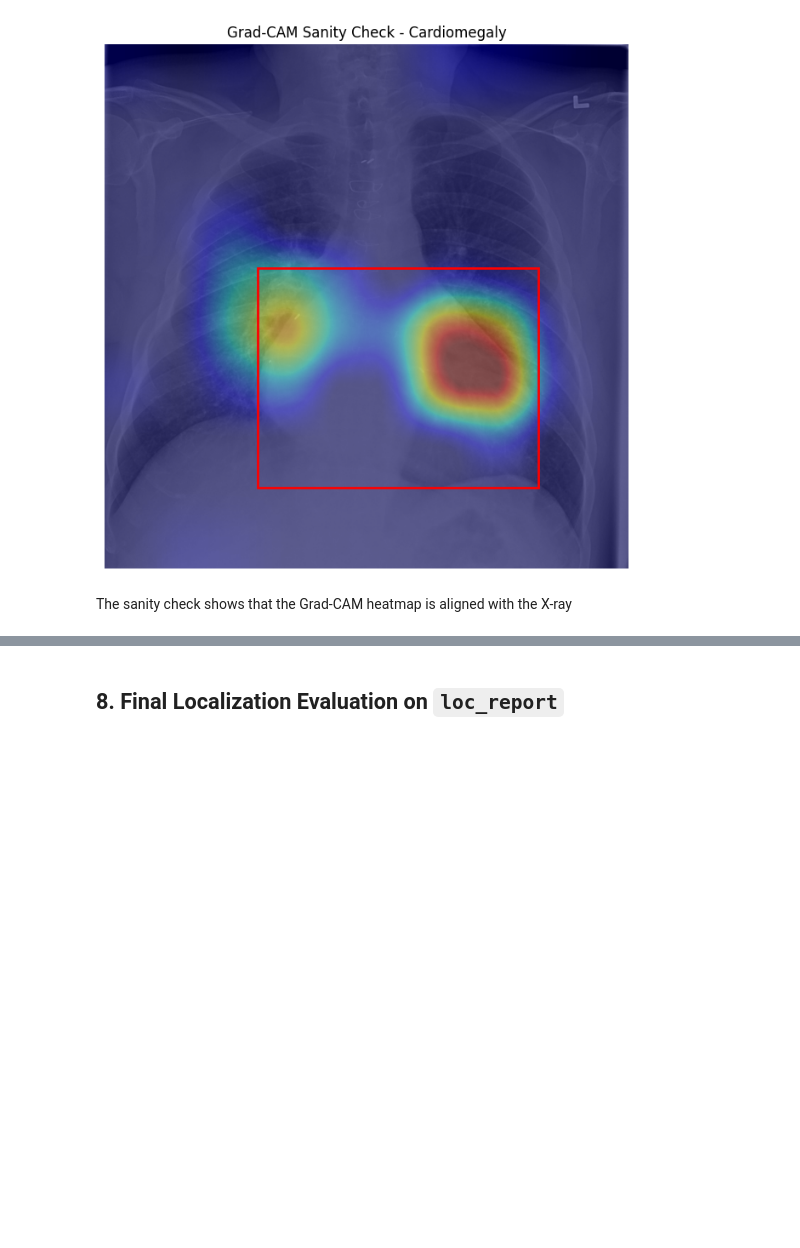
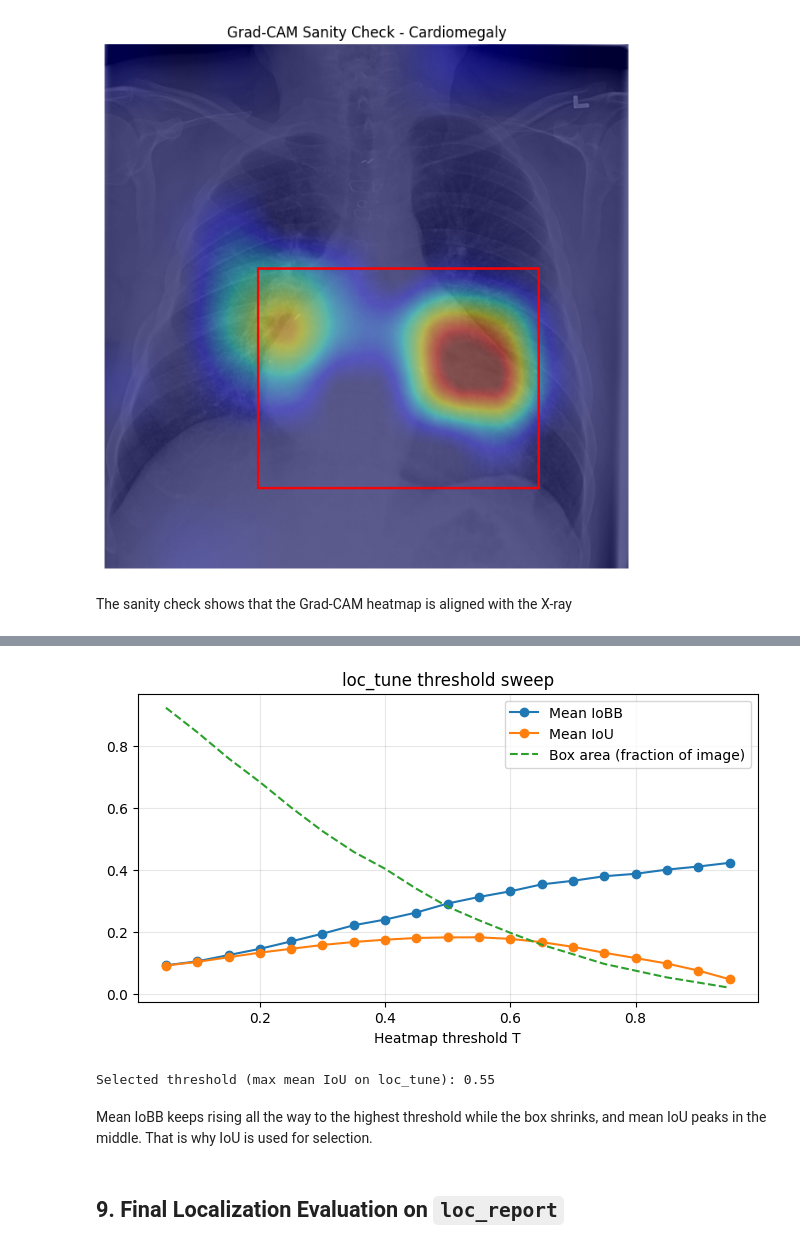
Before and after one commit to l136758/explainable-multilabel-chest-xray, a Jupyter notebook: notebooks/convnext-gradcam-localization.ipynb, the cells around one changed output, grey strips where cells are left out. Cells and saved outputs as stored; diff of their text form; code cells hidden in the pictures; blank space fills up the shorter version.

```diff
--- a/notebooks/convnext-gradcam-localization.ipynb
+++ b/notebooks/convnext-gradcam-localization.ipynb
@@ -134,10 +137,20 @@ bbox_df["Finding Label"] = bbox_df["Finding Label"].replace({
     "Infiltrate": "Infiltration"
 })
 
+# Bounding boxes that belong to each localization split
+tune_bbox_df = bbox_df[
+    bbox_df["Image Index"].isin(set(loc_tune_df["Image Index"]))
+].copy()
+
+report_bbox_df = bbox_df[
+    bbox_df["Image Index"].isin(set(loc_report_df["Image Index"]))
+].copy()
+
 print("loc_tune:", loc_tune_df.shape)
 print("loc_report:", loc_report_df.shape)
 print("Bounding-box annotations:", bbox_df.shape)
 print("Annotated classes:", sorted(bbox_df["Finding Label"].unique()))
+print("Boxes in loc_tune:", len(tune_bbox_df), "| Boxes in loc_report:", len(report_bbox_df))
 # %% [output]
 loc_tune: (2606, 26)
 loc_report: (2576, 26)
@@ -454,0 +462,12 @@ The heatmap threshold is selected using `loc_tune` only,It is then frozen before
+# %%
+tune_records = collect_cams(tune_bbox_df)
+print("loc_tune image-class pairs:", len(tune_records))
+
+thresholds = [round(t, 2) for t in np.arange(0.05, 0.96, 0.05)]
+
+tune_sweep = pd.DataFrame([
+    {"T": t, **summarize(score(tune_records, t))}
+    for t in thresholds
+])
+
+display(tune_sweep.round(4))
@@ -455,2 +500,26 @@ The heatmap threshold is selected using `loc_tune` only,It is then frozen before
+# %%
+fig, ax = plt.subplots(figsize=(8, 4))
+ax.plot(tune_sweep["T"], tune_sweep["Mean_IoBB"], marker="o", label="Mean IoBB")
+ax.plot(tune_sweep["T"], tune_sweep["Mean_IoU"], marker="o", label="Mean IoU")
+ax.plot(tune_sweep["T"], tune_sweep["Box_area"], linestyle="--", label="Box area (fraction of image)")
+ax.set_xlabel("Heatmap threshold T")
+ax.set_title("loc_tune threshold sweep")
+ax.legend()
+ax.grid(alpha=0.3)
+plt.savefig("gradcam_tune_sweep.png", bbox_inches="tight", dpi=100)
+plt.show()
+# %% [output]
+[figure, added]
+# %%
+# Frozen here, before loc_report is touched.
+FINAL_HEATMAP_THRESHOLD = float(
+    tune_sweep.loc[tune_sweep["Mean_IoU"].idxmax(), "T"]
+)
+
+print("Selected threshold (max mean IoU on loc_tune):", FINAL_HEATMAP_THRESHOLD)
+# %% [output]
+Selected threshold (max mean IoU on loc_tune): 0.55
+# %% [markdown]
+Mean IoBB keeps rising all the way to the highest threshold while the box shrinks, and mean IoU peaks in the middle. That is why IoU is used for selection.
 # %% [markdown]
-## 8. Final Localization Evaluation on `loc_report`
+## 9. Final Localization Evaluation on `loc_report`
```
Also changed, not shown: parts of 27 cells of this notebook, 23 other files.
